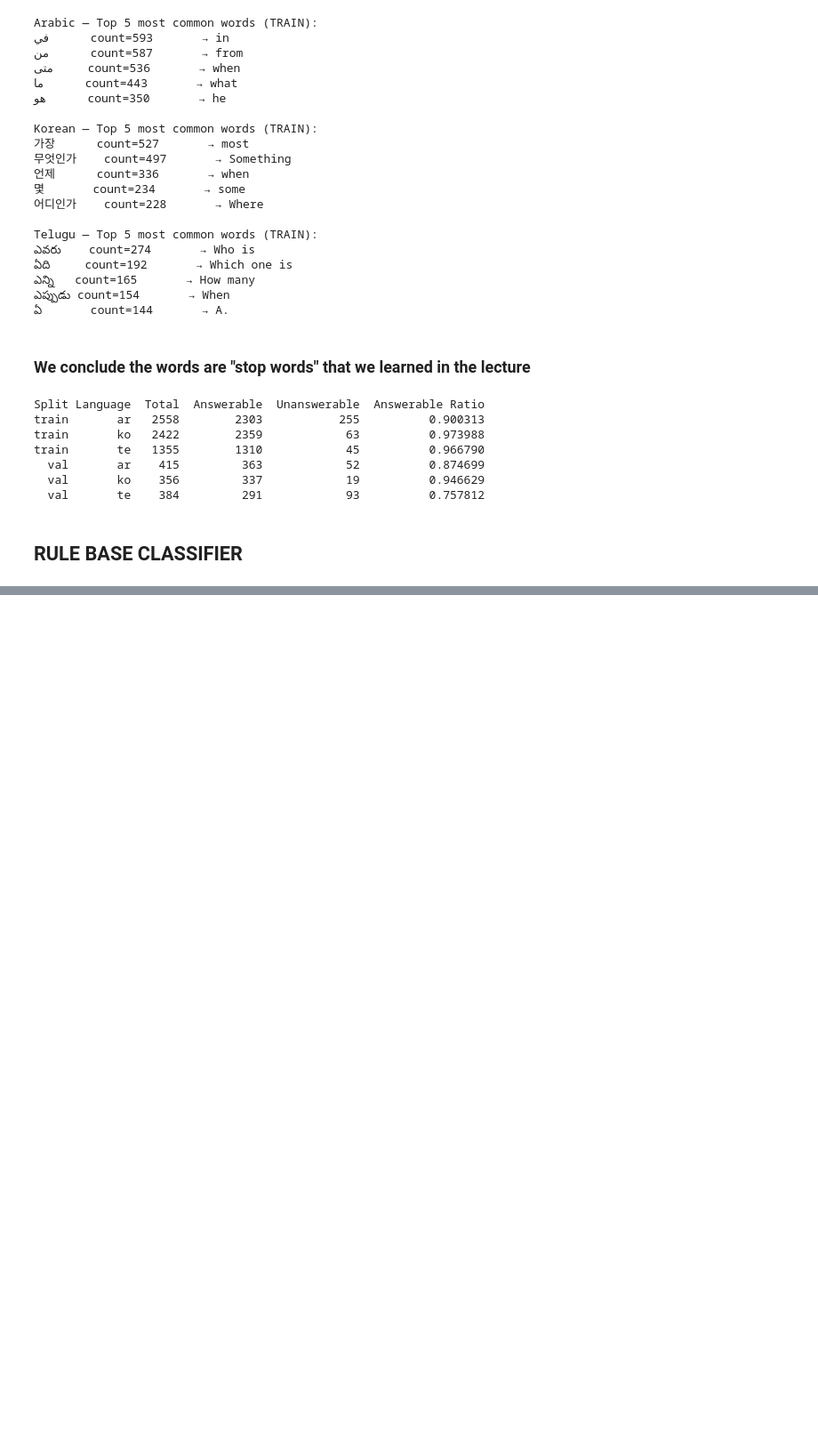
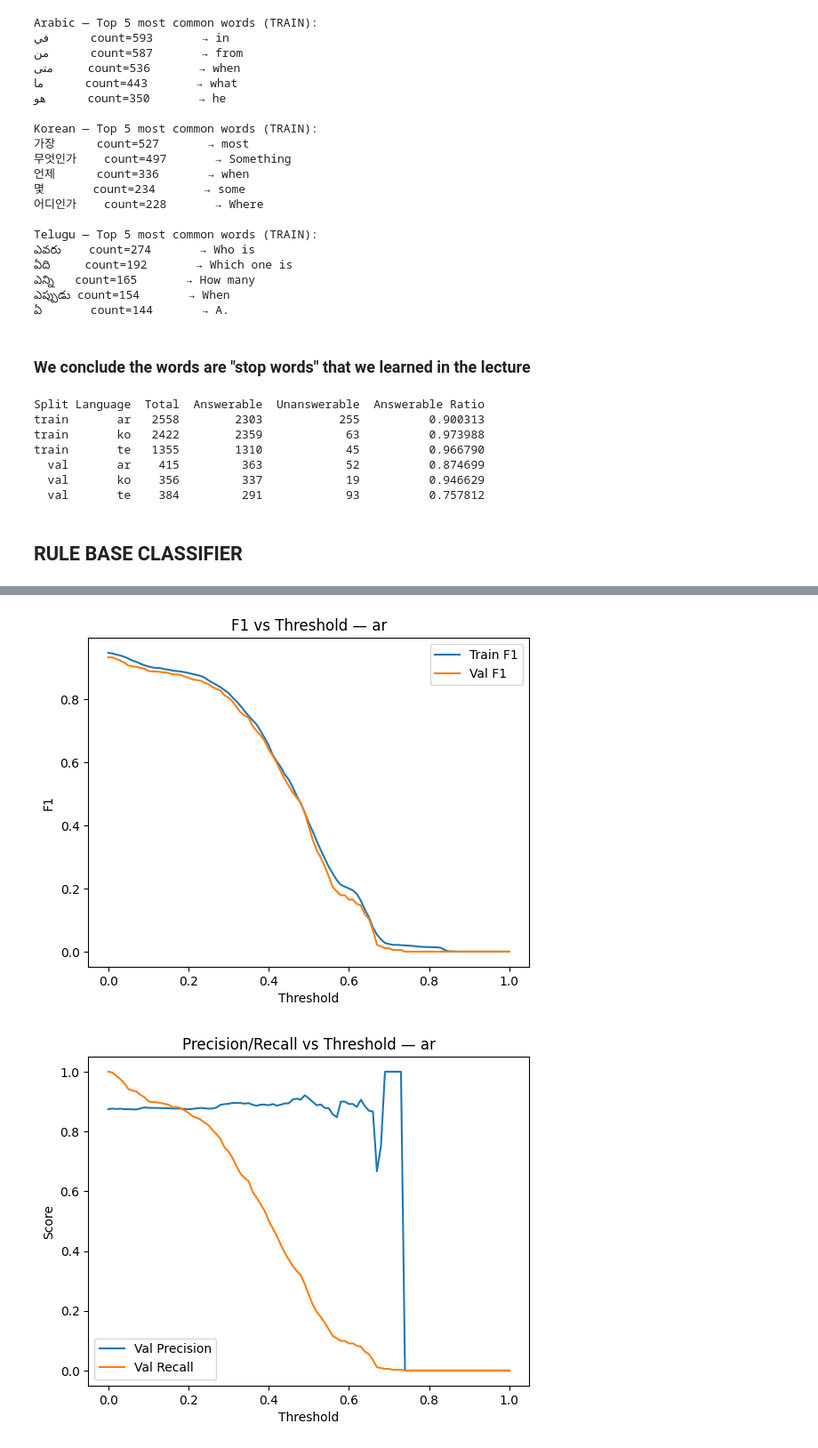
Before and after one commit to mrc300/NLP-Project, a Jupyter notebook: week36.ipynb, the cells around one changed output, grey strips where cells are left out. Shown at 89% size. Drawn from its saved outputs; the diff is of its cells as text; code cells hidden in the pictures; blank space fills up the shorter version.

```diff
--- a/week36.ipynb
+++ b/week36.ipynb
@@ -882,0 +750,46 @@ You seem to be using the pipelines sequentially on GPU. In order to maximize eff
+# %%
+import numpy as np
+import matplotlib.pyplot as plt
+
+def metrics_over_threshold(scores, gold, steps=101):
+    Ts = np.linspace(0, 1, steps)
+    pr, rc, f1 = [], [], []
+    for T in Ts:
+        pred = (scores >= T).astype(int)
+        tp = np.sum((pred==1)&(gold==1))
+        fp = np.sum((pred==1)&(gold==0))
+        fn = np.sum((pred==0)&(gold==1))
+        prec = tp/(tp+fp) if (tp+fp) else 0.0
+        rec  = tp/(tp+fn) if (tp+fn) else 0.0
+        f1v  = 0.0 if (prec+rec)==0 else 2*prec*rec/(prec+rec)
+        pr.append(prec); rc.append(rec); f1.append(f1v)
+    return Ts, np.array(pr), np.array(rc), np.array(f1)
+
+for lg in ["ar","ko","te"]:
+    s_tr, y_tr, s_va, y_va = scores[lg]
+
+    Ts, pr_tr, rc_tr, f1_tr = metrics_over_threshold(s_tr, y_tr)
+    Ts, pr_va, rc_va, f1_va = metrics_over_threshold(s_va, y_va)
+
+    # Plot F1 (validation) — use this to pick T
+    plt.figure()
+    plt.plot(Ts, f1_tr, label="Train F1")
+    plt.plot(Ts, f1_va, label="Val F1")
+    plt.xlabel("Threshold")
+    plt.ylabel("F1")
+    plt.title(f"F1 vs Threshold — {lg}")
+    plt.legend()
+    plt.show()
+
+    # Optional: also look at precision/recall curves on val
+    plt.figure()
+    plt.plot(Ts, pr_va, label="Val Precision")
+    plt.plot(Ts, rc_va, label="Val Recall")
+    plt.xlabel("Threshold")
+    plt.ylabel("Score")
+    plt.title(f"Precision/Recall vs Threshold — {lg}")
+    plt.legend()
+    plt.show()
+# %% [output]
+[figure, added]
+[figure, added]
```
Also changed, not shown: parts of 36 cells of this notebook, 1 other file.
